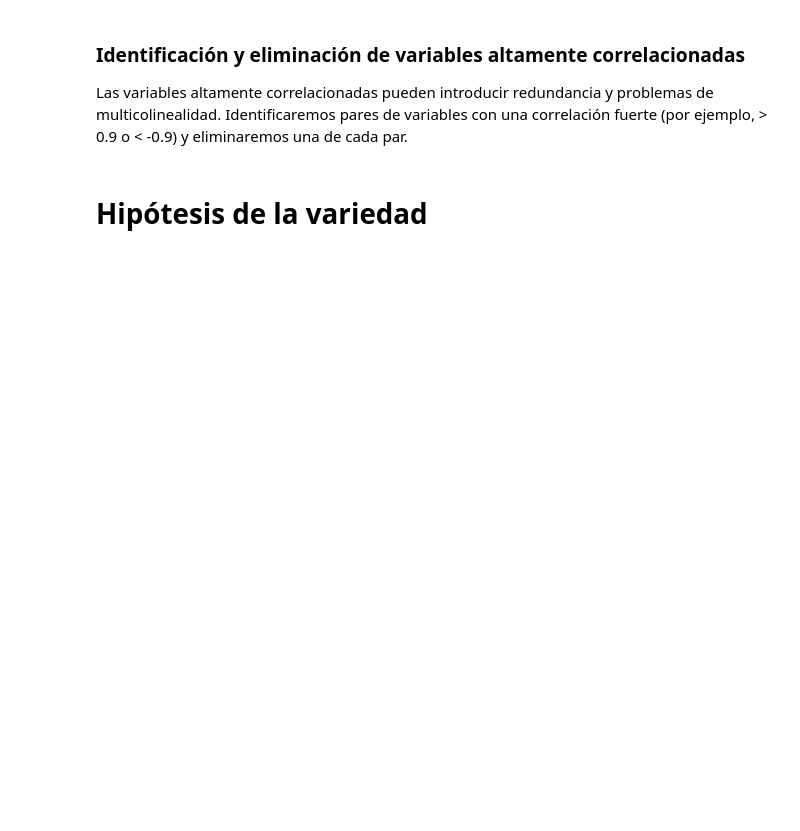
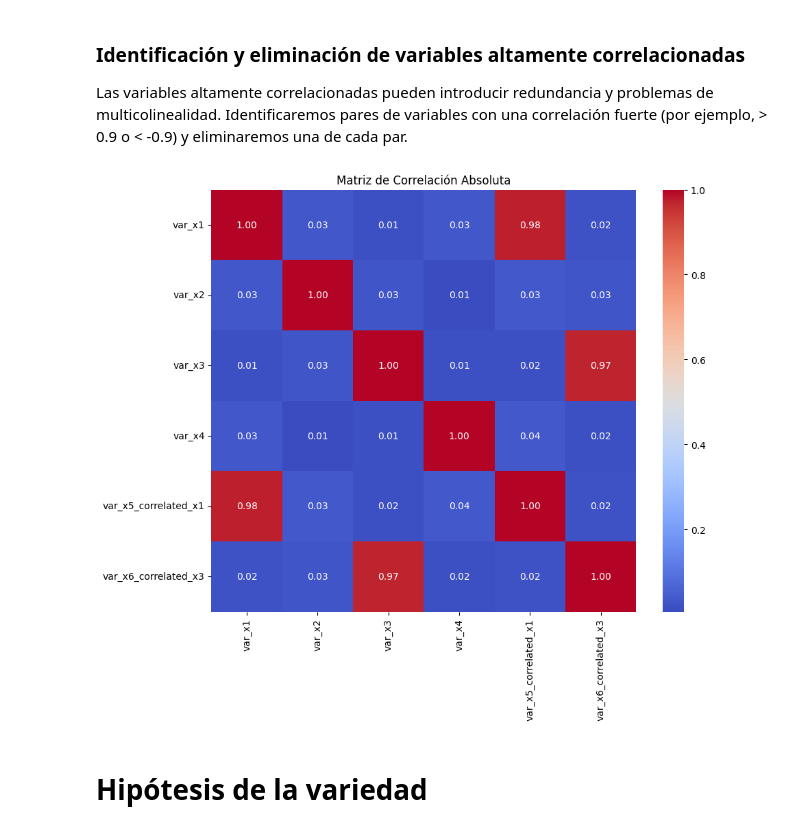
Before and after one commit to gmauricio-toledo/math-ML, a Jupyter notebook: Notebooks/10-Reducción_de_dimensionalidad.ipynb, the cells around one changed output. Saved outputs shown, nothing was run; the diff lists cells and outputs as text; code cells hidden in the pictures; blank space fills up the shorter version.

```diff
--- a/Notebooks/10-Reducción_de_dimensionalidad.ipynb
+++ b/Notebooks/10-Reducción_de_dimensionalidad.ipynb
@@ -174,26 +209,14 @@ Las variables altamente correlacionadas pueden introducir redundancia y problema
 # %%
 import seaborn as sns
 import matplotlib.pyplot as plt
 
 # Calcular la matriz de correlación
 corr_matrix = df_high_variance.corr().abs()
 
 # Visualizar la matriz de correlación
 plt.figure(figsize=(10, 8))
 sns.heatmap(corr_matrix, annot=True, cmap='coolwarm', fmt=".2f")
 plt.title('Matriz de Correlación Absoluta')
 plt.show()
-
-# Seleccionar las columnas a eliminar
-upper_tri = corr_matrix.where(np.triu(np.ones(corr_matrix.shape), k=1).astype(bool))
-
-# Encontrar las columnas con correlación superior a 0.9 (umbral personalizable)
-to_drop = [column for column in upper_tri.columns if any(upper_tri[column] > 0.9)]
-
-# Eliminar las columnas identificadas
-df_final = df_high_variance.drop(columns=to_drop)
-
-print("Columnas a eliminar debido a alta correlación:", to_drop)
-print("Dimensiones finales del DataFrame después de eliminar correlacionadas:", df_final.shape)
-print("Variables finales restantes:\n", df_final.columns.tolist())
-display(df_final.head())
+# %% [output]
+[figure, added]
```
Also changed, not shown: parts of 10 cells of this notebook.
